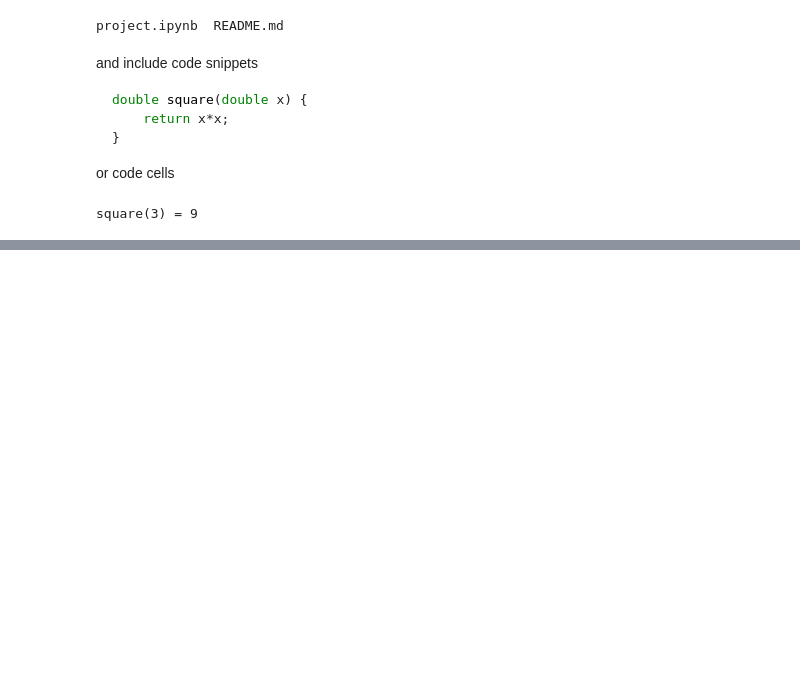
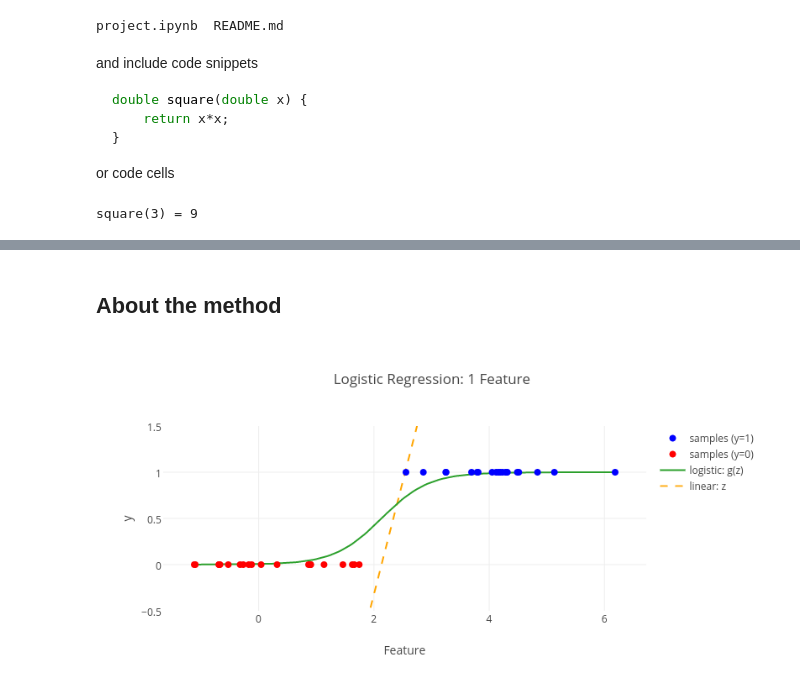
Before and after one commit to cu-numcomp/numcomp-project-zohu7459, a Jupyter notebook: project.ipynb, the cells around one changed output, grey strips where cells are left out. Drawn from its saved outputs; the diff is of its cells as text; code cells hidden in the pictures; blank space fills up the shorter version.

```diff
--- a/project.ipynb
+++ b/project.ipynb
@@ -50,0 +30,7 @@ What role does the method play in the software? How does one call it (perhaps vi
+# %% [markdown]
+## About the method
+# %%
+from IPython.display import Image
+Image(filename = "project1.png",width = 1000,height = 500)
+# %% [output]
+[figure, added]
```
Also changed, not shown: parts of 12 cells of this notebook.
